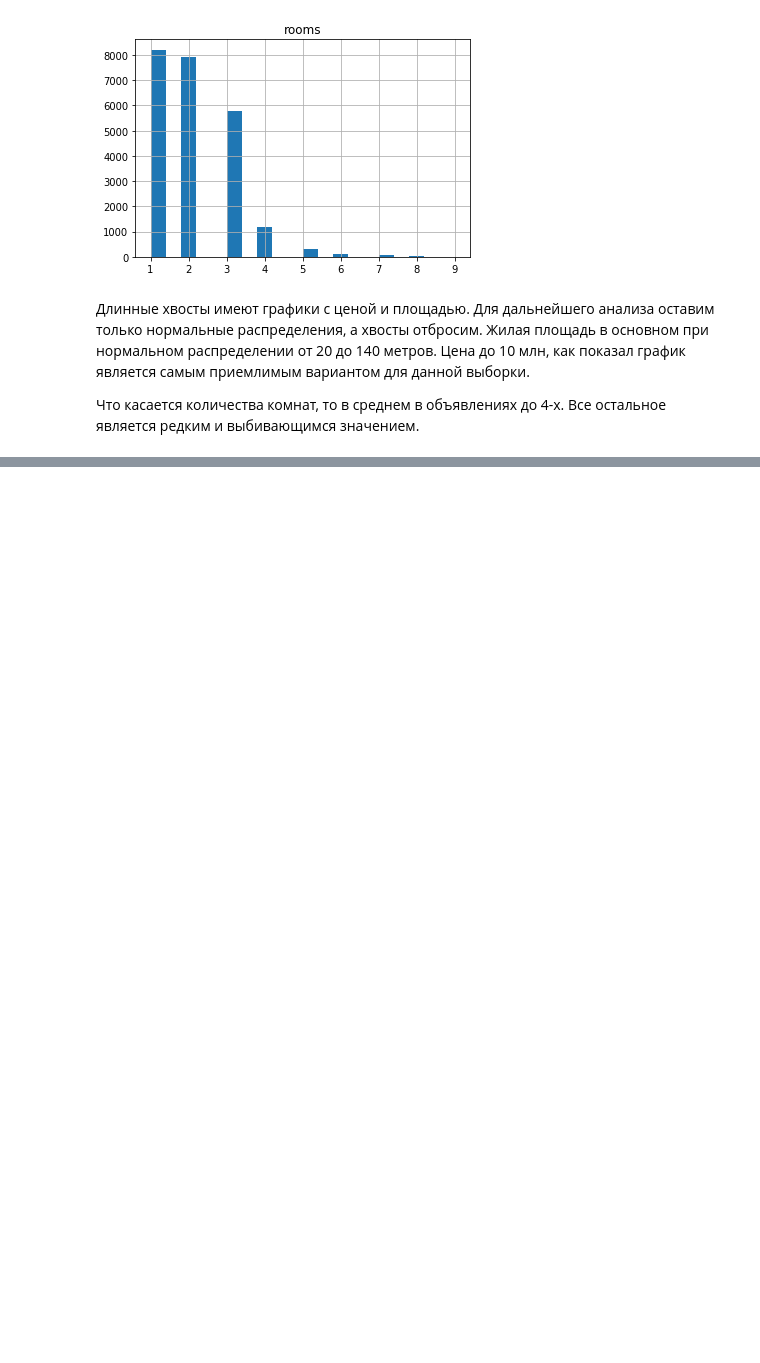
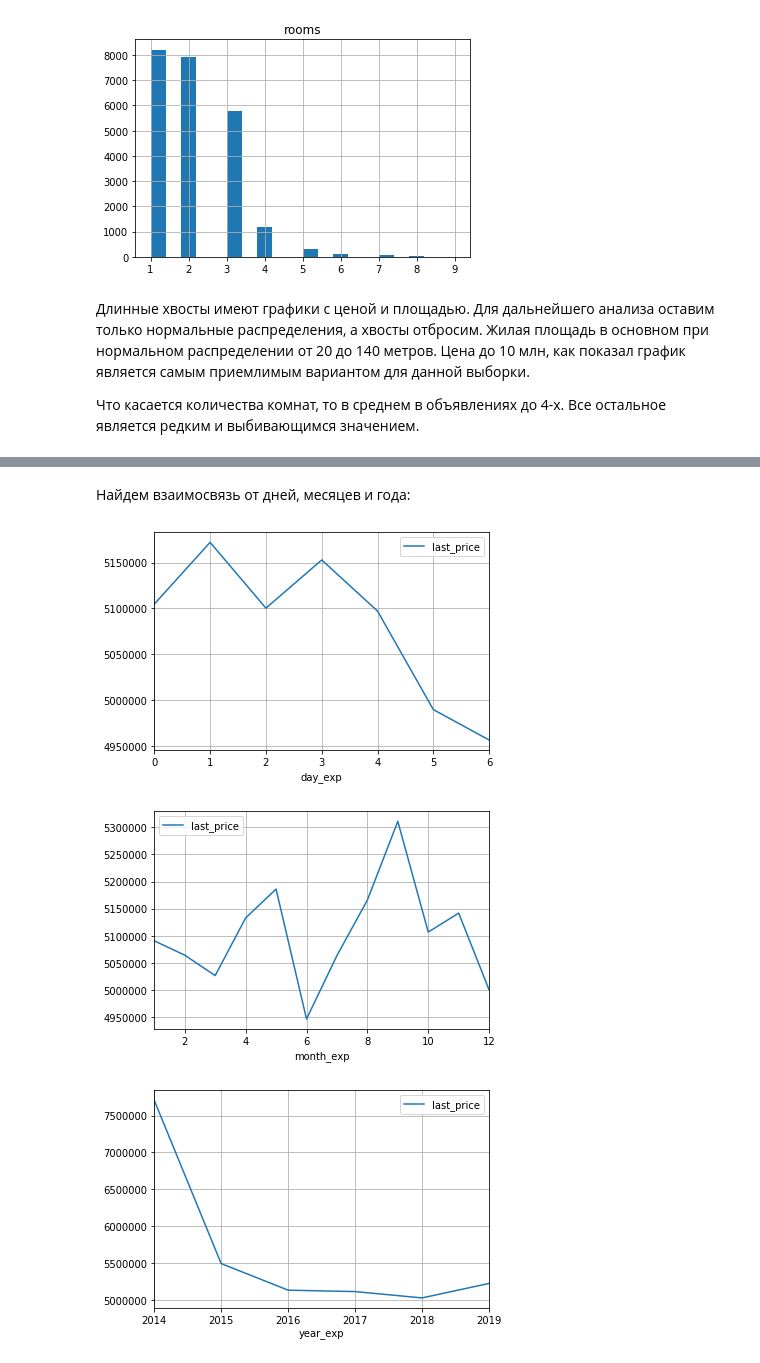
Before and after one commit to ViacheslavPogorelyy/YaP, a Jupyter notebook: part_number_two/project_2.ipynb, the cells around one changed output, grey strips where cells are left out. Saved outputs shown, nothing was run; the diff lists cells and outputs as text; code cells hidden in the pictures; blank space fills up the shorter version.

```diff
--- a/part_number_two/project_2.ipynb
+++ b/part_number_two/project_2.ipynb
@@ -407,0 +491,2 @@ for column in hist_columns:
+# %%
+without_trash = df.query('days_exposition != 45 and days_exposition != 60 and days_exposition < 650 and last_price < 25000000 and 20000 < price_of_metr < 200000 and 15 < total_area < 140 and rooms < 6')
@@ -407,0 +508,10 @@ for column in hist_columns:
+# %% [markdown]
+Найдем взаимосвязь от дней, месяцев и года:
+# %%
+columns = ['day_exp', 'month_exp', 'year_exp']
+for i in columns:
+    without_trash.pivot_table(index = i, values = 'last_price').plot(grid = True)
+# %% [output]
+[figure, added]
+[figure, added]
+[figure, added]
```
Also changed, not shown: parts of 14 cells of this notebook.
